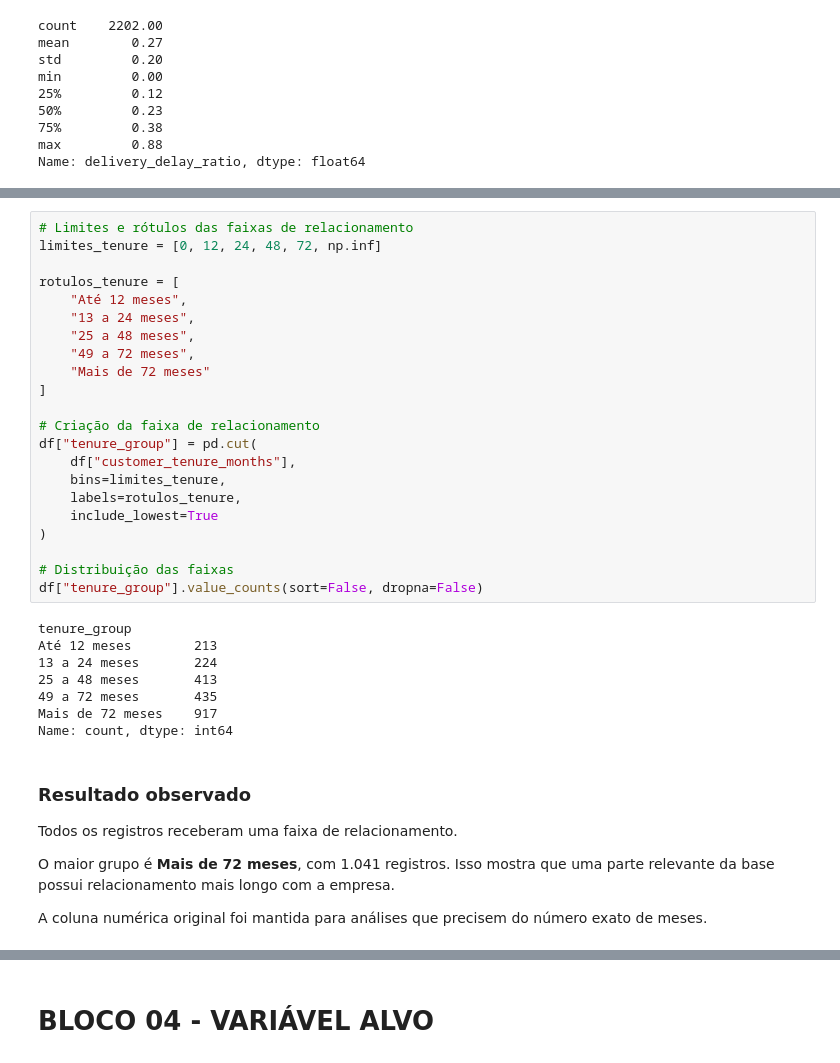
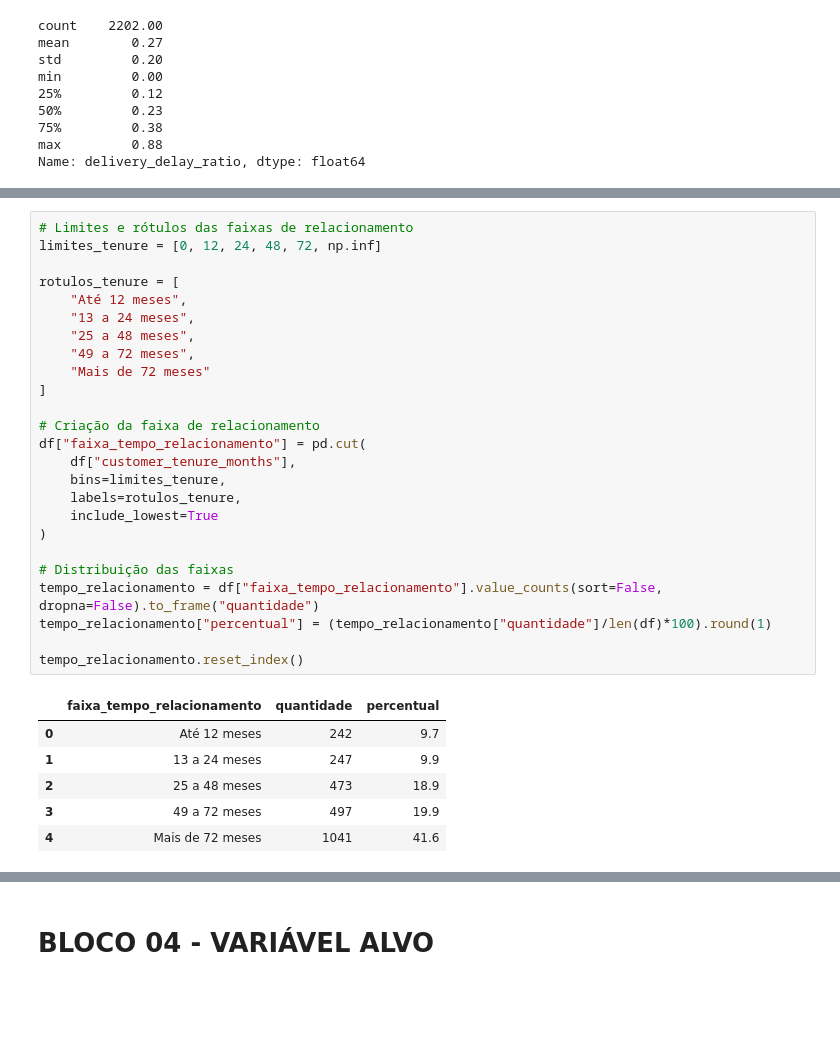
Before and after one commit to Fabio-Costa986/Business-understanding-and-data-analysis, a Jupyter notebook: notebook/EDA.ipynb, the cells around one changed output, grey strips where cells are left out. Saved outputs shown, nothing was run; the diff lists cells and outputs as text; blank space fills up the shorter version.

```diff
--- a/notebook/EDA.ipynb
+++ b/notebook/EDA.ipynb
@@ -861,40 +847,32 @@ Os intervalos também são uma decisão analítica deste projeto.
 # %%
 # Limites e rótulos das faixas de relacionamento
 limites_tenure = [0, 12, 24, 48, 72, np.inf]
 
 rotulos_tenure = [
     "Até 12 meses",
     "13 a 24 meses",
     "25 a 48 meses",
     "49 a 72 meses",
     "Mais de 72 meses"
 ]
 
 # Criação da faixa de relacionamento
-df["tenure_group"] = pd.cut(
+df["faixa_tempo_relacionamento"] = pd.cut(
     df["customer_tenure_months"],
     bins=limites_tenure,
     labels=rotulos_tenure,
     include_lowest=True
 )
 
 # Distribuição das faixas
-df["tenure_group"].value_counts(sort=False, dropna=False)
+tempo_relacionamento = df["faixa_tempo_relacionamento"].value_counts(sort=False, dropna=False).to_frame("quantidade")
+tempo_relacionamento["percentual"] = (tempo_relacionamento["quantidade"]/len(df)*100).round(1)
+
+tempo_relacionamento.reset_index()
 # %% [output]
-tenure_group
-Até 12 meses        213
-13 a 24 meses       224
-25 a 48 meses       413
-49 a 72 meses       435
-Mais de 72 meses    917
-Name: count, dtype: int64
+|  | faixa_tempo_relacionamento | quantidade | percentual |
+| 0 | Até 12 meses | 242 | 9.7 |
+| 1 | 13 a 24 meses | 247 | 9.9 |
+| 2 | 25 a 48 meses | 473 | 18.9 |
+| 3 | 49 a 72 meses | 497 | 19.9 |
+| 4 | Mais de 72 meses | 1041 | 41.6 |
-# %% [markdown]
-### Resultado observado
-
-Todos os registros receberam uma faixa de relacionamento.
-
-O maior grupo é **Mais de 72 meses**, com 1.041 registros. Isso mostra que uma
-parte relevante da base possui relacionamento mais longo com a empresa.
-
-A coluna numérica original foi mantida para análises que precisem do número exato
-de meses.
```
Also changed, not shown: parts of 29 cells of this notebook, 3 other files.
